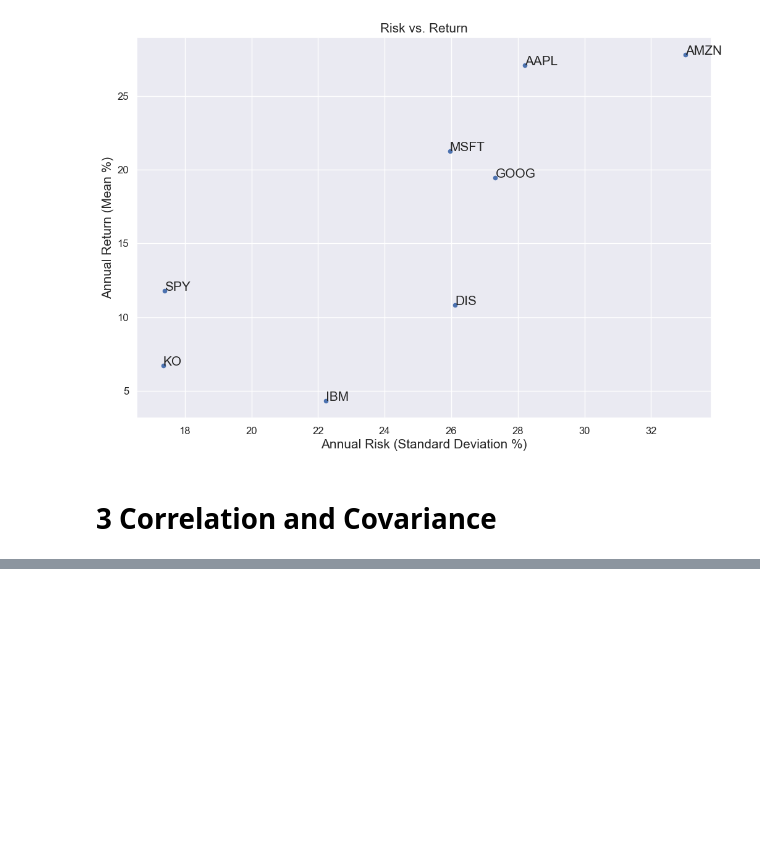
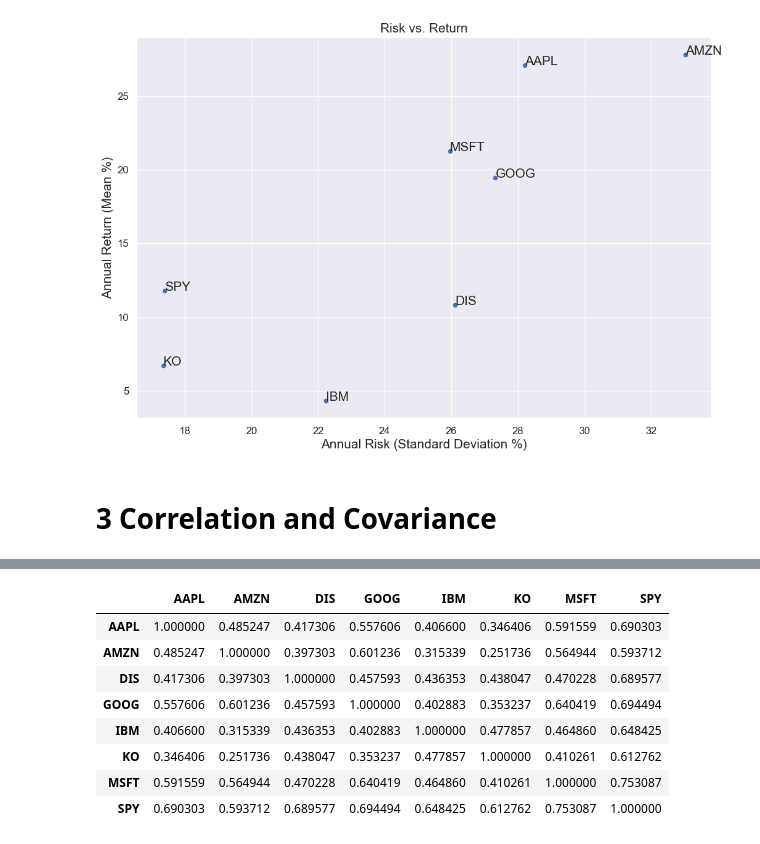
Before and after one commit to Haritosh98/QuantProgram-Python-Algorithmic-Trading, a Jupyter notebook: notebooks/01_baiscs.ipynb, the cells around one changed output, grey strips where cells are left out. Cells and saved outputs as stored; diff of their text form; code cells hidden in the pictures; blank space fills up the shorter version.

```diff
--- a/notebooks/01_baiscs.ipynb
+++ b/notebooks/01_baiscs.ipynb
@@ -799,0 +813,13 @@ Text(0.5, 1.0, 'Risk vs. Return')
+# %%
+daily_ret.corr()
+# this is the correlation matrix of the daily returns
+# %% [output]
+|  | AAPL | AMZN | DIS | GOOG | IBM | KO | MSFT | SPY |
+| AAPL | 1.000000 | 0.485247 | 0.417306 | 0.557606 | 0.406600 | 0.346406 | 0.591559 | 0.690303 |
+| AMZN | 0.485247 | 1.000000 | 0.397303 | 0.601236 | 0.315339 | 0.251736 | 0.564944 | 0.593712 |
+| DIS | 0.417306 | 0.397303 | 1.000000 | 0.457593 | 0.436353 | 0.438047 | 0.470228 | 0.689577 |
+| GOOG | 0.557606 | 0.601236 | 0.457593 | 1.000000 | 0.402883 | 0.353237 | 0.640419 | 0.694494 |
+| IBM | 0.406600 | 0.315339 | 0.436353 | 0.402883 | 1.000000 | 0.477857 | 0.464860 | 0.648425 |
+| KO | 0.346406 | 0.251736 | 0.438047 | 0.353237 | 0.477857 | 1.000000 | 0.410261 | 0.612762 |
+| MSFT | 0.591559 | 0.564944 | 0.470228 | 0.640419 | 0.464860 | 0.410261 | 1.000000 | 0.753087 |
+| SPY | 0.690303 | 0.593712 | 0.689577 | 0.694494 | 0.648425 | 0.612762 | 0.753087 | 1.000000 |
```
Also changed, not shown: parts of 1 cell of this notebook.
